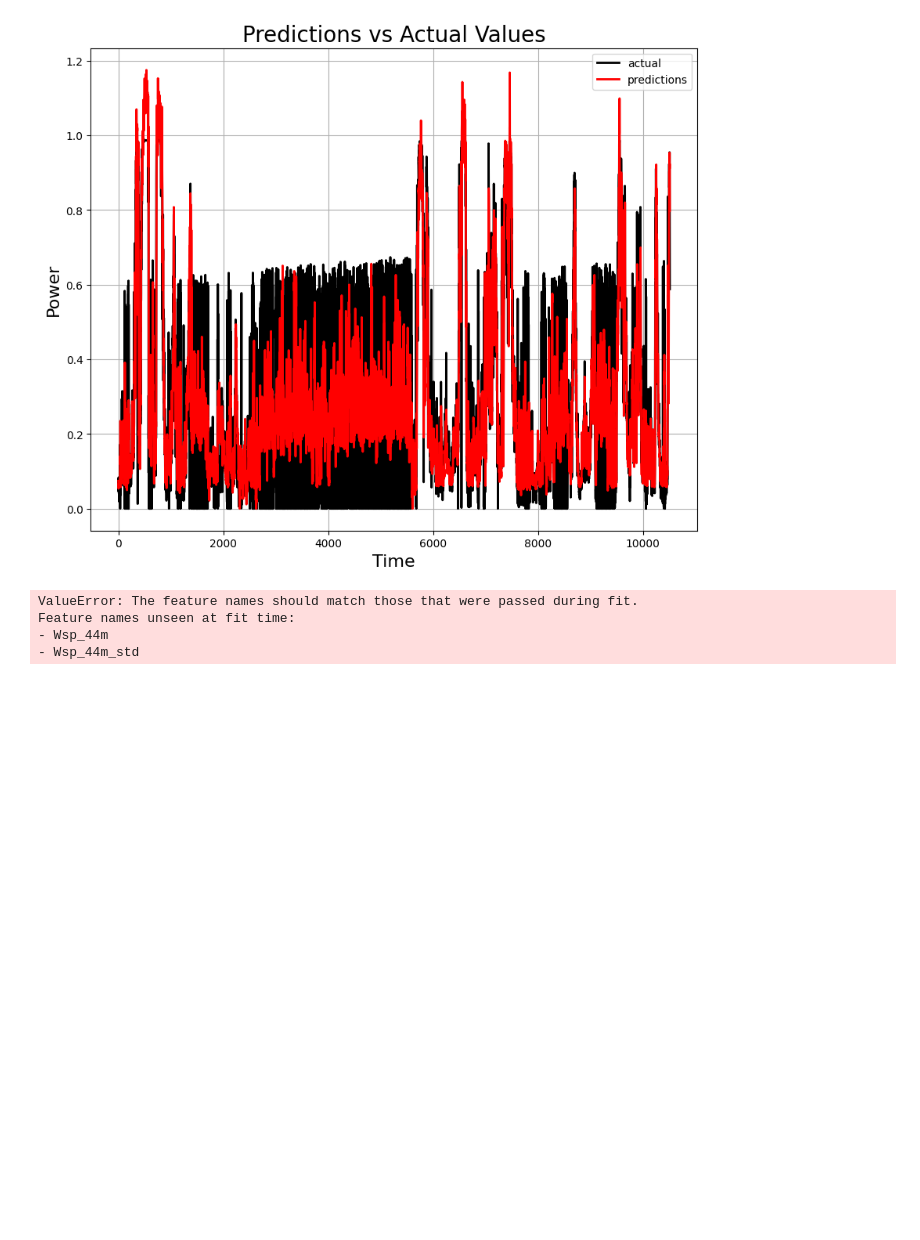
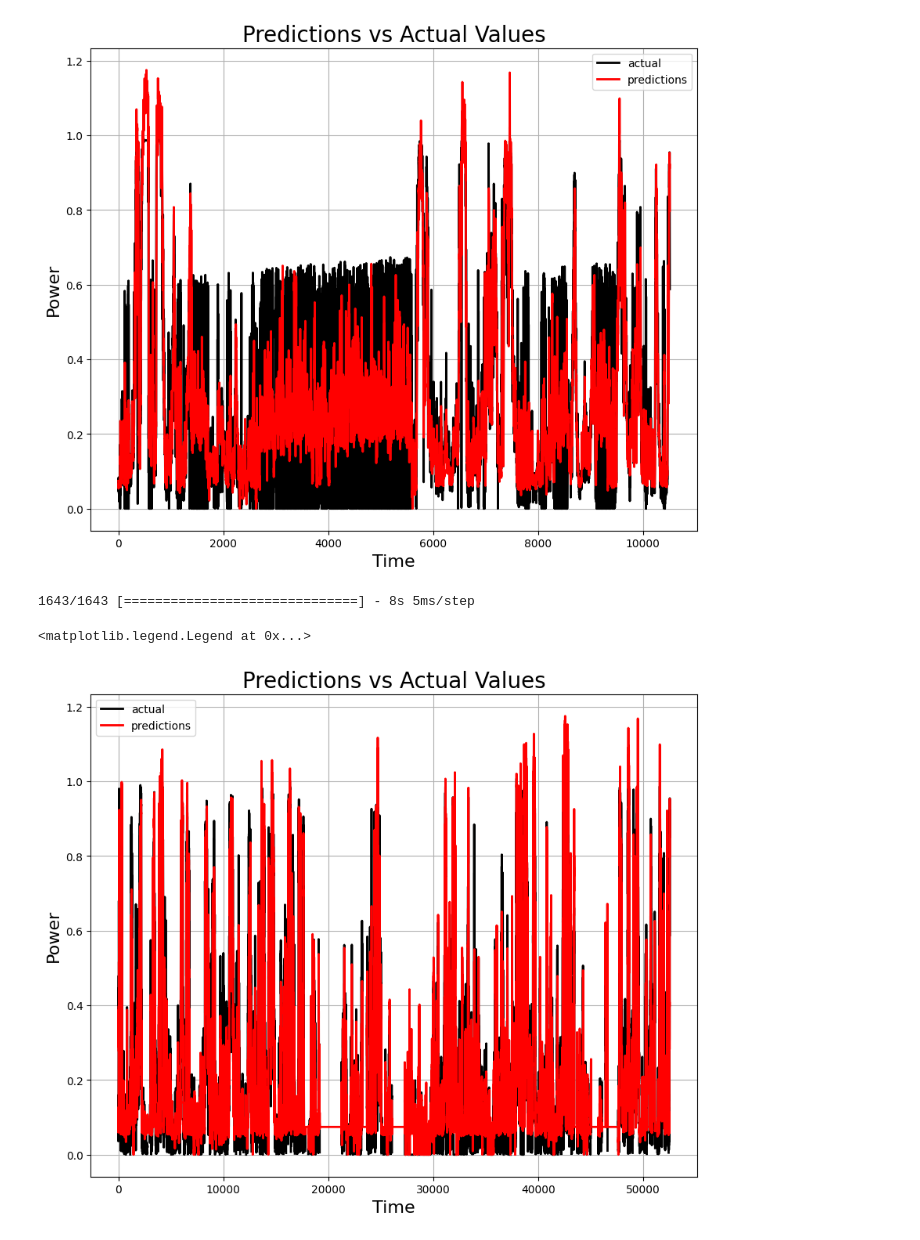
Before and after one commit to Brizzum/Final-project, a Jupyter notebook: project1_wsToPower.ipynb, the cells around one changed output. Cells and saved outputs as stored; diff of their text form; code cells hidden in the pictures; blank space fills up the shorter version.

```diff
--- a/Final_project.ipynb
+++ b/project1_wsToPower.ipynb
@@ -430,27 +430,36 @@ plt.legend()
 <matplotlib.legend.Legend at 0x...>
 [figure]
 # %%
-X_test2 = V52_data[['Wsp_44m', 'Wsp_44m_std']]
+X_test2 = V52_data[['Wsp_44m', 'Wsp_44m_std']][:]
+X_test2 = forecast_sequences_input(X_test2,n_lag)
+X_train_scaled = scaler.fit_transform(X_train)
 X_test_scaled2 = scaler.transform(X_test2)
-test_X_2 = X_test_scaled.reshape((X_test_scaled2.shape[0], n_lag, 2))#.astype('float32')
-PREDICT2 = model.predict(test_X_2)
+
+
+
+
+pad_value = 999
+X_test_scaled2[np.isnan(X_test_scaled2)] = pad_value
+test_X2 = X_test_scaled2.reshape((X_test_scaled2.shape[0], n_lag, 2))#.astype('float32')
+PREDICT2 = model.predict(test_X2)
 
 Y_test2 = V52_data[['ActPow']]
+Y_test2 = forecast_sequences_output(Y_test2, n_out)
+X_train_scaled = scaler.fit_transform(Y_train)
 Y_test_scaled2 = scaler.transform(Y_test2)
 # plot the predictions
 plt.figure(figsize=(10,8))
 
 plt.plot(Y_test_scaled2, 'k', label='actual', linewidth=2)
-plt.plot(PREDICT2,'-r', label='predictions', linewidth=2)
+plt.plot(PREDICT2, '-r', label='predictions', linewidth=2)
 plt.grid(True)
 
 plt.title('Predictions vs Actual Values', fontsize=20)
 plt.xlabel('Time', fontsize=16)
 plt.ylabel('Power', fontsize=16)
 
 plt.legend()
 # %% [output]
-ValueError: The feature names should match those that were passed during fit.
-Feature names unseen at fit time:
-- Wsp_44m
-- Wsp_44m_std
+1643/1643 [==============================] - 8s 5ms/step
+<matplotlib.legend.Legend at 0x...>
+[figure, added]
```
Also changed, not shown: 1 other file.
